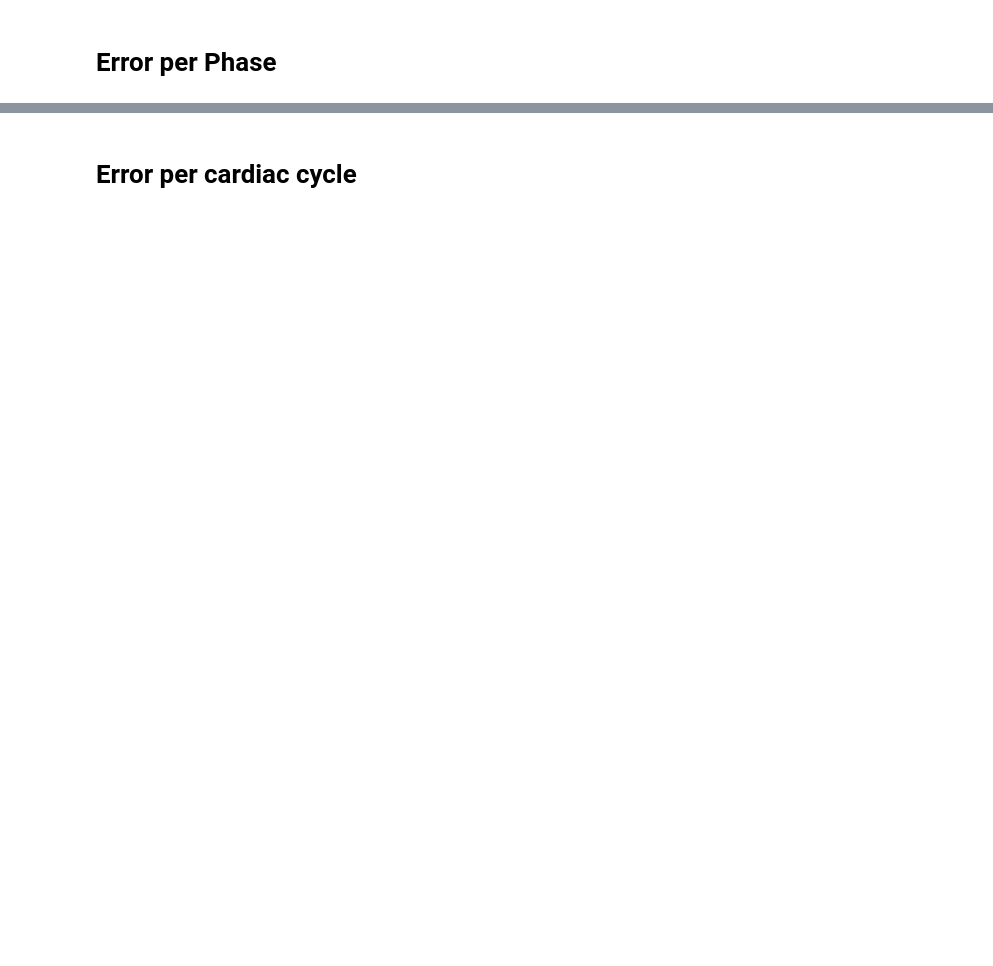
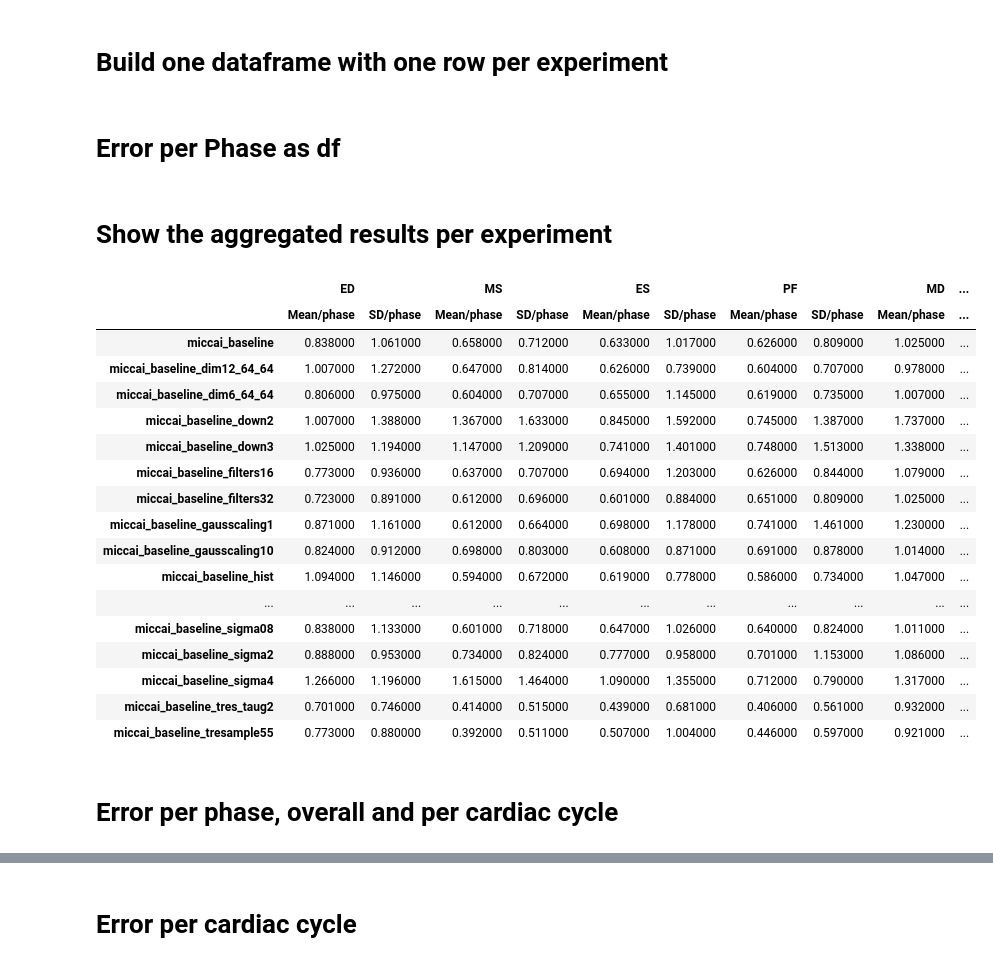
Before and after one commit to Cardio-AI/cmr-phase2phase-registration, a Jupyter notebook: notebooks/Evaluate/Evaluate_cv.ipynb, the cells around one changed output, grey strips where cells are left out. Saved outputs shown, nothing was run; the diff lists cells and outputs as text; code cells hidden in the pictures; blank space fills up the shorter version.

Commit message:
added results aggregation

```diff
--- a/notebooks/Evaluate/Evaluate_cv.ipynb
+++ b/notebooks/Evaluate/Evaluate_cv.ipynb
@@ -58,0 +58,15 @@ df.shape
+# %%
+experiments = sorted(glob.glob('exp/local/*/'))
+print(len(experiments))
+excl = 'tres__'
+results = []
+results_names = []
+for e in experiments:
+    try:
+        if excl not in e:
+            results.append(evaluate(e))
+            results_names.append(e.split('/')[-2])
+        else:
+            print('skip by substring: {}'.format(excl))
+    except Exception as ex:
+        print('Faild at: {} with: {}'.format(e,ex))
@@ -59,5 +91,51 @@ df.shape
+# %% [markdown]
+# Build one dataframe with one row per experiment
 # %% [markdown]
-# Error per Phase
+# Error per Phase as df
+# %%
+# helper, aggregate one experiment
+def aggregate_df(df):
+    cols = ['Mean/phase', 'SD/phase']
+    temp = pd.DataFrame(columns=cols)
+    temp[cols[0]] = df.mean(axis=0)
+    temp[cols[1]] = df.std(axis=0)
+    temp = temp.round(3)
+    temp = temp.stack()
+    temp['overall','Mean'] = df.values.mean()
+    temp['overall','SD'] = df.values.std()
+    temp['Cycle','Mean'] = np.mean(df.sum(axis=1))
+    temp['Cycle','SD'] = np.std(df.sum(axis=1))
+    return temp
+# %%
+results_agg = [aggregate_df(elem) for elem in results]
+results_agg_df = pd.concat(results_agg, axis=1).T
+results_agg_df.index = results_names
+# %% [markdown]
+# Show the aggregated results per experiment
+# %%
+# highlight the lowest values
+results_agg_df.style.highlight_min(color = 'lightgreen', axis = 0)
+# %% [output]
+|  | ED |  | MS |  | ES |  | PF |  | MD | ... |
+|  | Mean/phase | SD/phase | Mean/phase | SD/phase | Mean/phase | SD/phase | Mean/phase | SD/phase | Mean/phase | ... |
+| miccai_baseline | 0.838000 | 1.061000 | 0.658000 | 0.712000 | 0.633000 | 1.017000 | 0.626000 | 0.809000 | 1.025000 | ... |
+| miccai_baseline_dim12_64_64 | 1.007000 | 1.272000 | 0.647000 | 0.814000 | 0.626000 | 0.739000 | 0.604000 | 0.707000 | 0.978000 | ... |
+| miccai_baseline_dim6_64_64 | 0.806000 | 0.975000 | 0.604000 | 0.707000 | 0.655000 | 1.145000 | 0.619000 | 0.735000 | 1.007000 | ... |
+| miccai_baseline_down2 | 1.007000 | 1.388000 | 1.367000 | 1.633000 | 0.845000 | 1.592000 | 0.745000 | 1.387000 | 1.737000 | ... |
+| miccai_baseline_down3 | 1.025000 | 1.194000 | 1.147000 | 1.209000 | 0.741000 | 1.401000 | 0.748000 | 1.513000 | 1.338000 | ... |
+| miccai_baseline_filters16 | 0.773000 | 0.936000 | 0.637000 | 0.707000 | 0.694000 | 1.203000 | 0.626000 | 0.844000 | 1.079000 | ... |
+| miccai_baseline_filters32 | 0.723000 | 0.891000 | 0.612000 | 0.696000 | 0.601000 | 0.884000 | 0.651000 | 0.809000 | 1.025000 | ... |
+| miccai_baseline_gausscaling1 | 0.871000 | 1.161000 | 0.612000 | 0.664000 | 0.698000 | 1.178000 | 0.741000 | 1.461000 | 1.230000 | ... |
+| miccai_baseline_gausscaling10 | 0.824000 | 0.912000 | 0.698000 | 0.803000 | 0.608000 | 0.871000 | 0.691000 | 0.878000 | 1.014000 | ... |
+| miccai_baseline_hist | 1.094000 | 1.146000 | 0.594000 | 0.672000 | 0.619000 | 0.778000 | 0.586000 | 0.734000 | 1.047000 | ... |
+| ... | ... | ... | ... | ... | ... | ... | ... | ... | ... | ... |
+| miccai_baseline_sigma08 | 0.838000 | 1.133000 | 0.601000 | 0.718000 | 0.647000 | 1.026000 | 0.640000 | 0.824000 | 1.011000 | ... |
+| miccai_baseline_sigma2 | 0.888000 | 0.953000 | 0.734000 | 0.824000 | 0.777000 | 0.958000 | 0.701000 | 1.153000 | 1.086000 | ... |
+| miccai_baseline_sigma4 | 1.266000 | 1.196000 | 1.615000 | 1.464000 | 1.090000 | 1.355000 | 0.712000 | 0.790000 | 1.317000 | ... |
+| miccai_baseline_tres_taug2 | 0.701000 | 0.746000 | 0.414000 | 0.515000 | 0.439000 | 0.681000 | 0.406000 | 0.561000 | 0.932000 | ... |
+| miccai_baseline_tresample55 | 0.773000 | 0.880000 | 0.392000 | 0.511000 | 0.507000 | 1.004000 | 0.446000 | 0.597000 | 0.921000 | ... |
+# %% [markdown]
+# Error per phase, overall and per cardiac cycle
 # %%
 print('Mean per phase: \n{}'.format(df.mean(axis=0)))
 print('Median per phase: \n{}'.format(df.median(axis=0)))
```
Also changed, not shown: parts of 25 cells of this notebook, 1 other file.
